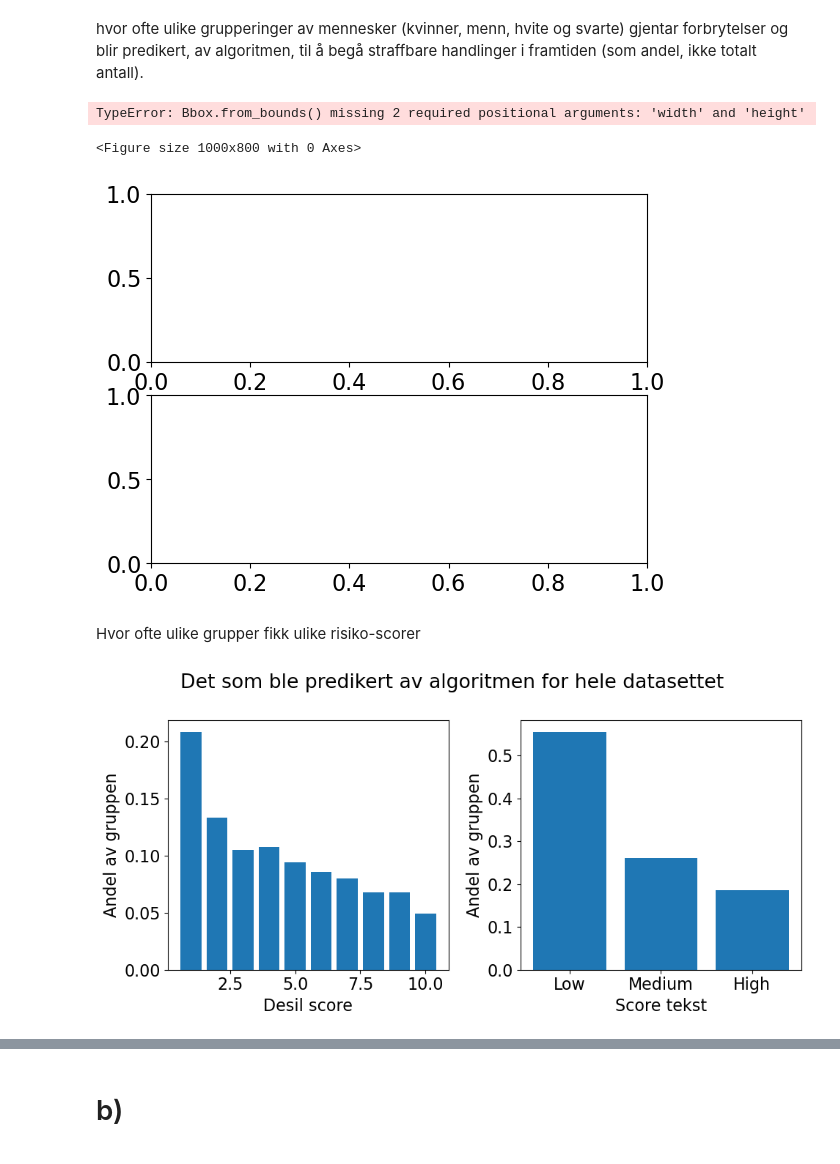
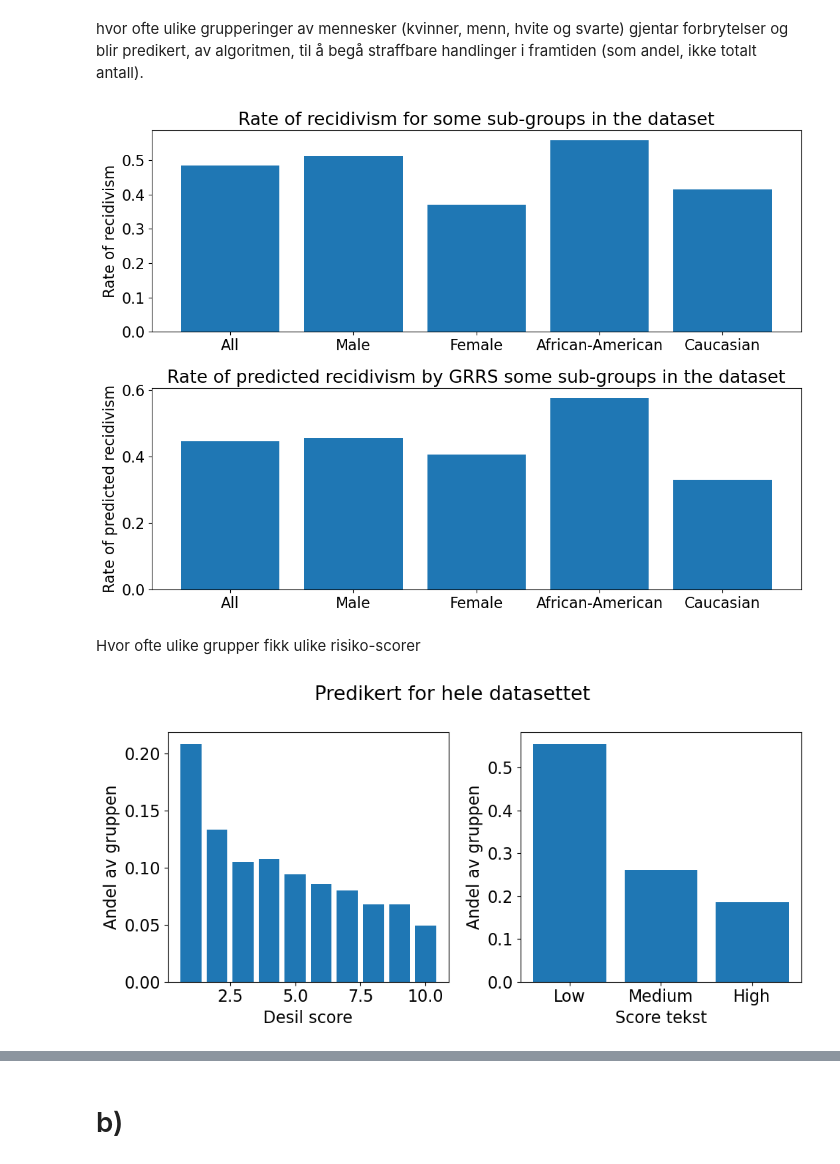
Before and after one commit to asmund20/hon2200-prosjekt, a Jupyter notebook: notebooks/compas.ipynb, the cells around one changed output, grey strips where cells are left out. Drawn from its saved outputs; the diff is of its cells as text; code cells hidden in the pictures.

```diff
--- a/notebooks/compas.ipynb
+++ b/notebooks/compas.ipynb
@@ -53,30 +53,33 @@ hvor ofte ulike grupperinger av mennesker (kvinner, menn, hvite og svarte) gjent
 # %%
 recid = dict()
 pred = dict()
 
 kolonner = ["sex", "sex", "race", "race"]
 grupper = ["Male", "Female", "African-American", "Caucasian"]
 
 recid["All"] = np.mean(df["is_recid"])
 pred["All"] = np.mean(df["binary_approximation"])
 
 for k, g in zip(kolonner, grupper):
     temp_df = df.where(df[k] == g)
     recid[g] = np.mean(temp_df["is_recid"])
     pred[g] = np.mean(temp_df["binary_approximation"])
 
-fig = plt.figure(figsize=(10, 8))
-_, ax = plt.subplots(2)
-fig.add_subplot(ax)
+fig = plt.figure(figsize=(11, 8))
+ax = list()
+ax.append(fig.add_subplot(211))
+ax.append(fig.add_subplot(212))
 
 ax[0].bar(recid.keys(), recid.values())
 ax[0].set_ylabel("Rate of recidivism")
+ax[0].set_title("Rate of recidivism for some sub-groups in the dataset")
 ax[1].bar(pred.keys(), pred.values())
-ax[1].set_ylabel("Rate of predicted medium or high risk")
+ax[1].set_ylabel("Rate of predicted recidivism")
+ax[1].set_title("Rate of predicted recidivism by GRRS some sub-groups in the dataset")
+plt.tight_layout()
+fig.savefig("../reports/resultat-filer/recidivism.svg")
 # %% [output]
-TypeError: Bbox.from_bounds() missing 2 required positional arguments: 'width' and 'height'
-<Figure size 1000x800 with 0 Axes>
-[figure, old version]
+[figure, new version]
 # %% [markdown]
 Hvor ofte ulike grupper fikk ulike risiko-scorer
 # %%
@@ -114,7 +115,7 @@ def histogram(kolonne, gruppe, out_file=None):
     if out_file is not None:
         plt.savefig("../reports/resultat-filer/" + out_file + ".svg")
 # %%
-histogram(None, None, out_file="h_all")
+histogram(df, None, None, out_file="h_all", title_supp="hele datasettet")
 # %% [output]
-[figure, old version]
+[figure, new version]
 # %%
```
Also changed, not shown: parts of 20 cells of this notebook, 12 other files.
